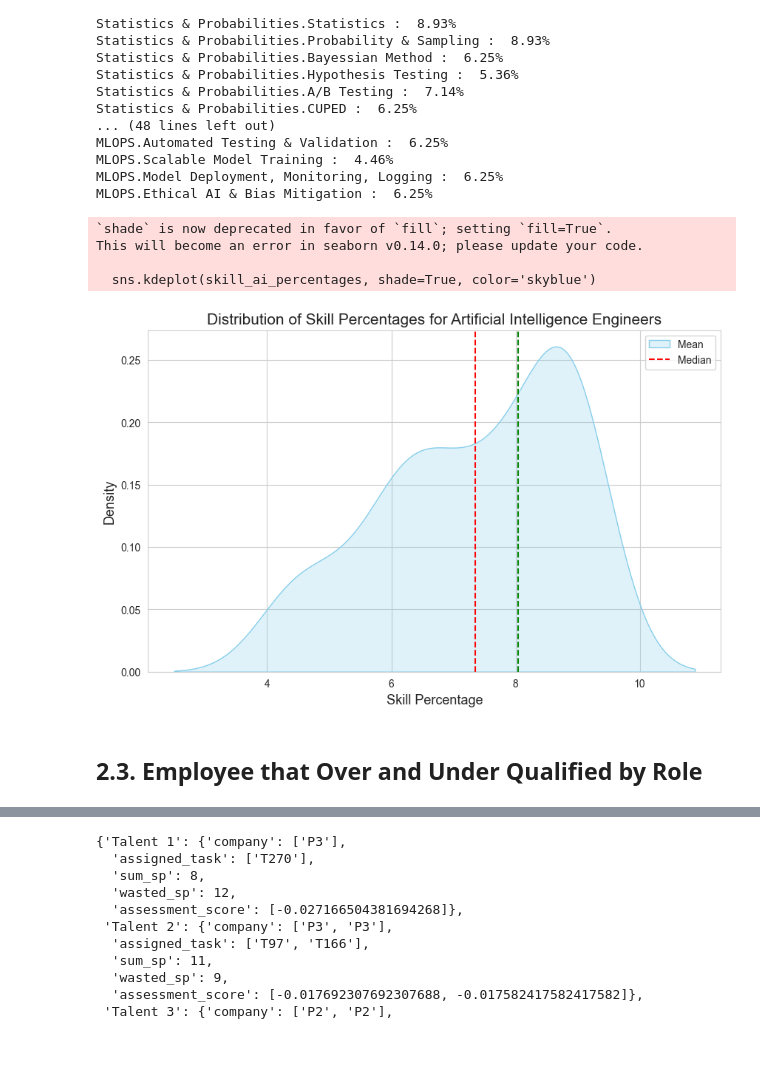
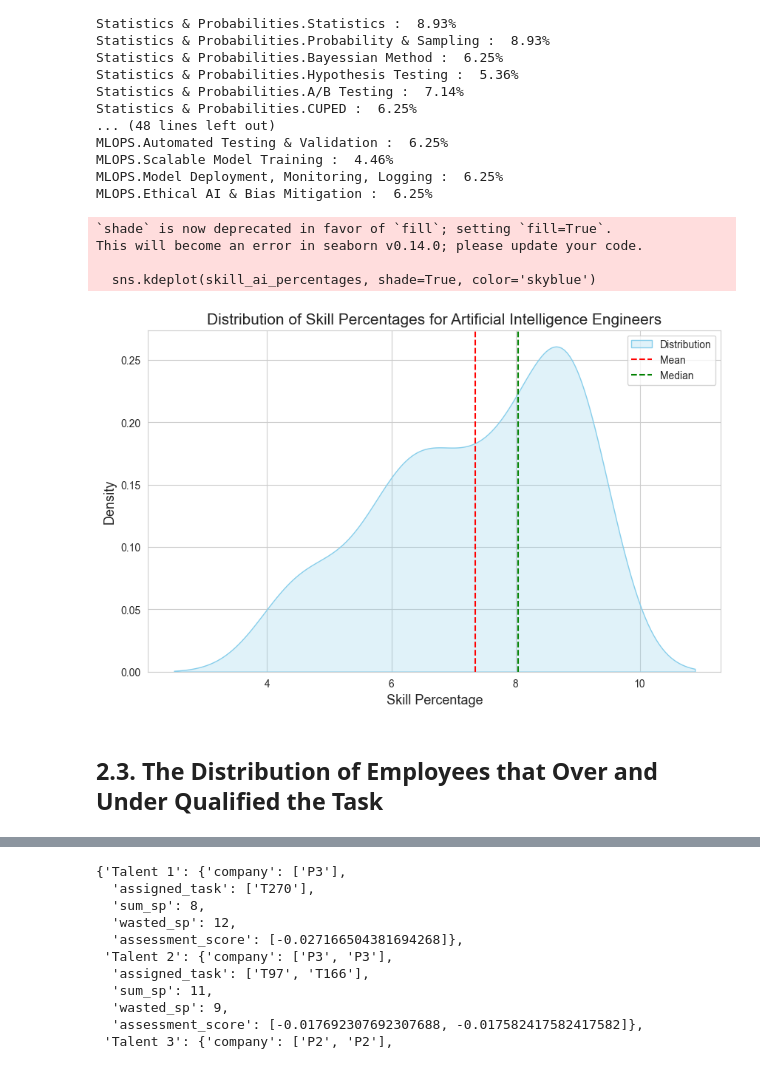
Before and after one commit to TK-Bunga-Matahari/shinchan, a Jupyter notebook: project1_task-management/solution/competency_assesment/manpower_planning.ipynb, the cells around one changed output, grey strips where cells are left out. Saved outputs shown, nothing was run; the diff lists cells and outputs as text; code cells hidden in the pictures.

```diff
--- a/project1_task-management/solution/competency_assesment/manpower_planning.ipynb
+++ b/project1_task-management/solution/competency_assesment/manpower_planning.ipynb
@@ -302,7 +283,7 @@ dari skill-skill yang dikuasai oleh kurang lebih 60% Data Scientist:
 # make distribution plot for Data Scientist
 skill_ds_percentages = []
 
-for skill in skills_list:
+for skill in skills_name:
     skill_percentage = round(len(employee_skills_df[(employee_skills_df[skill]<=5)&
                      (employee_skills_df[skill]>=3)&
                      (employee_skills_df['Role']=='Data Scientist')])/112*100,2)
@@ -335,7 +316,7 @@ This will become an error in seaborn v0.14.0; please update your code.
 # %%
 # Data Engineer
 print(f"Total Data Engineer percentage in population: {len(employee_skills_df[employee_skills_df['Role']=='Data Engineer'])/len(employee_skills_df)*100}%")
-for skill in skills_list:
+for skill in skills_name:
   if round(len(employee_skills_df[(employee_skills_df[skill]<=5)&
                    (employee_skills_df[skill]>=3)&
                   (employee_skills_df['Role']=='Data Engineer')])/112*100,2) >= 7:
@@ -364,7 +345,7 @@ MLOPS.Automated Testing & Validation :  7.14%
 # make distribution plot for Data Engineer
 skill_de_percentages = []
 
-for skill in skills_list:
+for skill in skills_name:
     skill_percentage = round(len(employee_skills_df[(employee_skills_df[skill]<=5)&
                      (employee_skills_df[skill]>=3)&
                      (employee_skills_df['Role']=='Data Engineer')])/112*100,2)
@@ -397,7 +378,7 @@ This will become an error in seaborn v0.14.0; please update your code.
 # %%
 # AI Engineer
 print(f"Total Artificial Intelligence Engineer percentage in population: {len(employee_skills_df[employee_skills_df['Role']=='Artificial Intelligence Engineer'])/len(employee_skills_df)*100}%")
-for skill in skills_list:
+for skill in skills_name:
   if round(len(employee_skills_df[(employee_skills_df[skill]<=5)&
                    (employee_skills_df[skill]>=3)&
                   (employee_skills_df['Role']=='Artificial Intelligence Engineer')])/112*100,2) >= 4:
@@ -425,37 +406,37 @@ MLOPS.Ethical AI & Bias Mitigation :  6.25%
 # %%
 # make distribution plot for Artificial Intelligence
 skill_ai_percentages = []
 
-for skill in skills_list:
+for skill in skills_name:
     skill_percentage = round(len(employee_skills_df[(employee_skills_df[skill]<=5)&
                      (employee_skills_df[skill]>=3)&
                      (employee_skills_df['Role']=='Artificial Intelligence Engineer')])/112*100,2)
 
     if skill_percentage >= 4:
         # print(skill,': ',f"{skill_percentage}%")
         skill_ai_percentages.append(skill_percentage)
 
 # Create a distribution plot of the skill percentages
 sns.set_style('whitegrid')
 plt.figure(figsize=(10,6))
 sns.kdeplot(skill_ai_percentages, shade=True, color='skyblue')
 plt.axvline(x=np.mean(skill_ai_percentages), color='red', linestyle='--')
 plt.axvline(x=np.median(skill_ai_percentages), color='green', linestyle='--')
-plt.legend(['Mean', 'Median'])
+plt.legend(['Distribution', 'Mean', 'Median'])
 
 # Add labels and title
 plt.xlabel('Skill Percentage', size=13)
 plt.ylabel('Density', size=13)
 plt.title('Distribution of Skill Percentages for Artificial Intelligence Engineers', size=15)
 plt.show()
 # %% [output]
 `shade` is now deprecated in favor of `fill`; setting `fill=True`.
 This will become an error in seaborn v0.14.0; please update your code.
 
   sns.kdeplot(skill_ai_percentages, shade=True, color='skyblue')
-[figure, old version]
+[figure, new version]
 # %% [markdown]
-## 2.3. Employee that Over and Under Qualified by Role
+## 2.3. The Distribution of Employees that Over and Under Qualified the Task
 # %%
 result_moo
 # %% [output]
```
Also changed, not shown: parts of 35 cells of this notebook.
